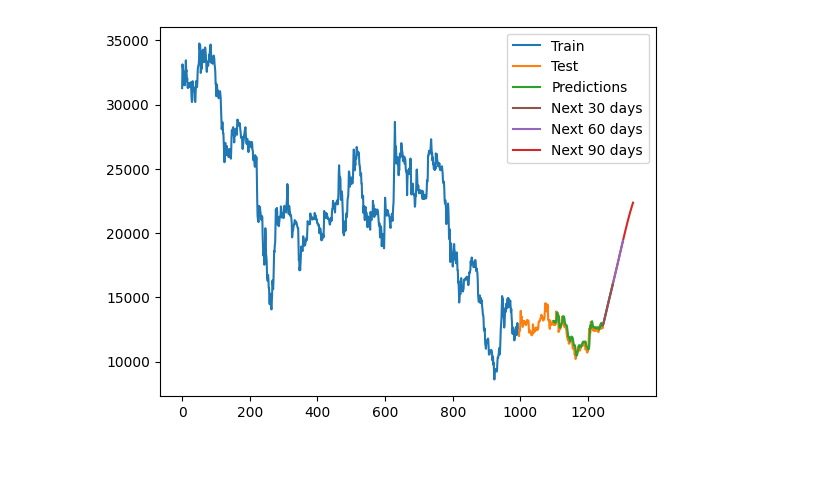
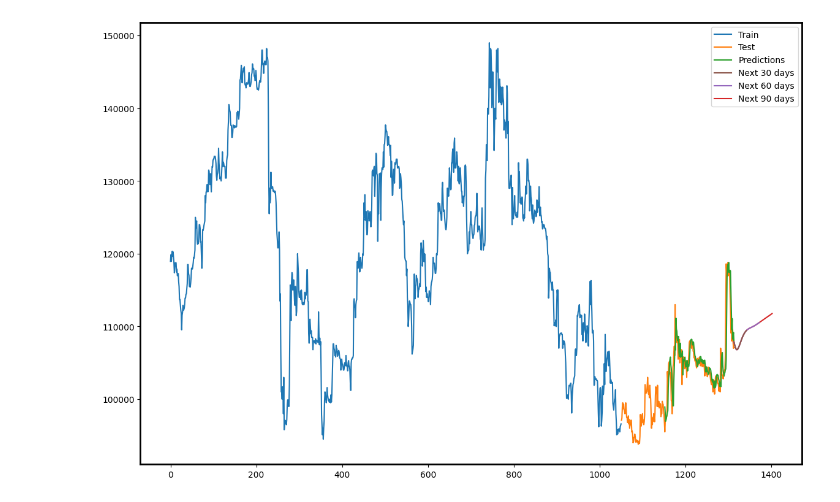
Before and after one commit to thaingocdung186/IS403_O22_HTCL_16, a Jupyter notebook: 3. Model/LSTM/LSTM_VJC_82.ipynb, the cells around one changed output. Saved outputs shown, nothing was run; the diff lists cells and outputs as text; code cells hidden in the pictures; blank space fills up the shorter version.

```diff
--- a/3. Model/LSTM/LSTM_VJC_82.ipynb
+++ b/3. Model/LSTM/LSTM_VJC_82.ipynb
@@ -21,7 +21,7 @@ warnings.filterwarnings("ignore")
 from sklearn.metrics import mean_squared_error, mean_absolute_percentage_error, mean_squared_log_error
 # %%
 # Import data and assign index with 'close' price
-data = pd.read_csv('../Dataset/Data_stock_HVN_VN.csv')
+data = pd.read_csv('../Dataset/Data_stock_VJC_VN.csv')
 df = data.reset_index()['close']
 # %%
 # Scale data
@@ -137,18 +137,23 @@ predict_90_days = predict_90_days.reshape(-1)
 # %%
+plt.figure(figsize=(12, 8))
+plt.subplots_adjust(left=0.05, right=0.95, top=0.95, bottom=0.05)
+for spine in plt.gca().spines.values():
+    spine.set_edgecolor('black')
+    spine.set_linewidth(2)
 train_data_index = pd.RangeIndex(start=0, stop=train_size, step=1)
 line1, = plt.plot(train_data_index,scaler.inverse_transform(train_data), label="Train")
 test_data_index = pd.RangeIndex(start=train_size, stop=train_size+test_size, step=1)
 line2, = plt.plot(test_data_index,scaler.inverse_transform(test_data), label='Test')
 test_data_index = pd.RangeIndex(start=train_size+101, stop=train_size+test_size, step=1)
 line3, = plt.plot(test_data_index,y_test_pred, label='Predictions')
 predict_90_days_index = pd.RangeIndex(start=len(df)-1, stop=len(df)+89, step=1)
 line4, = plt.plot(predict_90_days_index, predict_90_days[:90], label="Next 90 days")
 predict_60_days_index = pd.RangeIndex(start=len(df)-1, stop=len(df)+59, step=1)
 line5, = plt.plot(predict_60_days_index, predict_90_days[:60], label="Next 60 days")
 predict_30_days_index = pd.RangeIndex(start=len(df)-1, stop=len(df)+29, step=1)
 line6, = plt.plot(predict_30_days_index, predict_90_days[:30], label="Next 30 days")
 plt.legend(handles=[line1, line2, line3, line6, line5, line4])
 plt.savefig("LSTM_VJC_82.png")
 plt.show()
 # %% [output]
-[figure, old version]
+[figure, new version]
```
Also changed, not shown: parts of 5 cells of this notebook, 17 other files.
